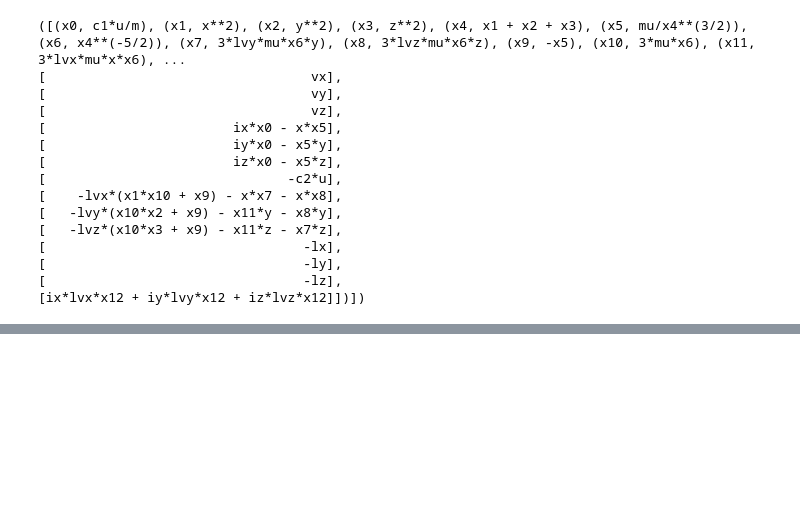
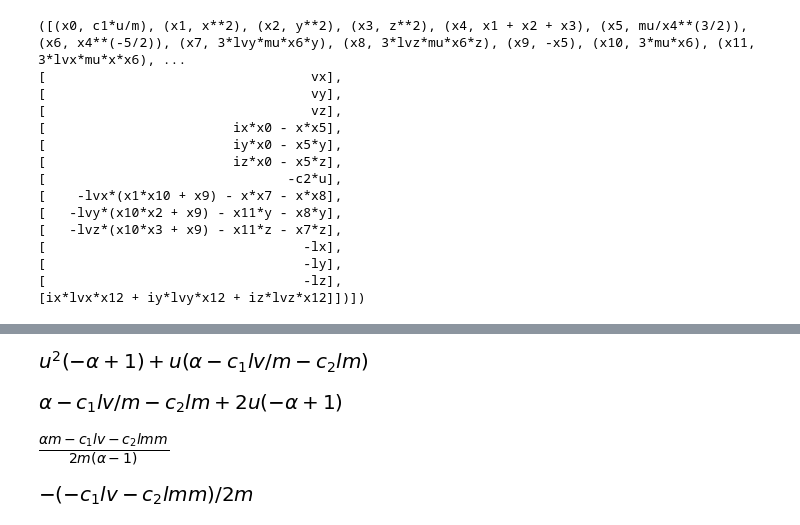
Before and after one commit to cisprague/act-ai, a Jupyter notebook: ipynb/indirect/eom.ipynb, the cells around one changed output, grey strips where cells are left out. Saved outputs shown, nothing was run; the diff lists cells and outputs as text; code cells hidden in the pictures; blank space fills up the shorter version.

```diff
--- a/ipynb/indirect/Spacecraft EOM.ipynb
+++ b/ipynb/indirect/eom.ipynb
@@ -84,15 +103,23 @@ print(cse(dfs))
 # %%
 # Hamiltionian terms with throttle
-ueq = (1 - sigma)*u**2 + u*(sigma - lm*c2 - lvmag*c1/m)
+ueq = (1 - alpha)*u**2 + u*(alpha - lm*c2 - lvmag*c1/m)
 ueq
+# %% [output]
+[figure, added]
 # %%
 ueqdiff = ueq.diff(u)
 ueqdiff
+# %% [output]
+[figure, added]
 # %%
 ustar = simplify(solve(ueqdiff, u))[0]
 ustar
+# %% [output]
+[figure, added]
 # %%
-ustar.subs(sigma, 0)
+ustar.subs(alpha, 0)
+# %% [output]
+[figure, added]
 # %%
 L
 # %%
```
Also changed, not shown: parts of 1 cell of this notebook, 21 other files.
